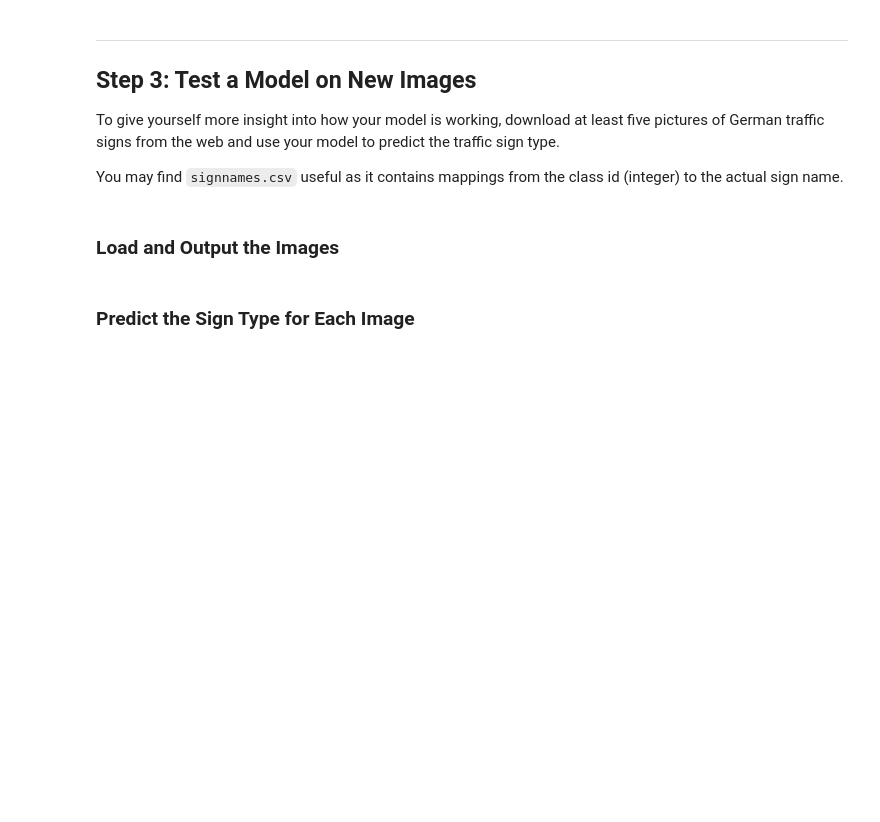
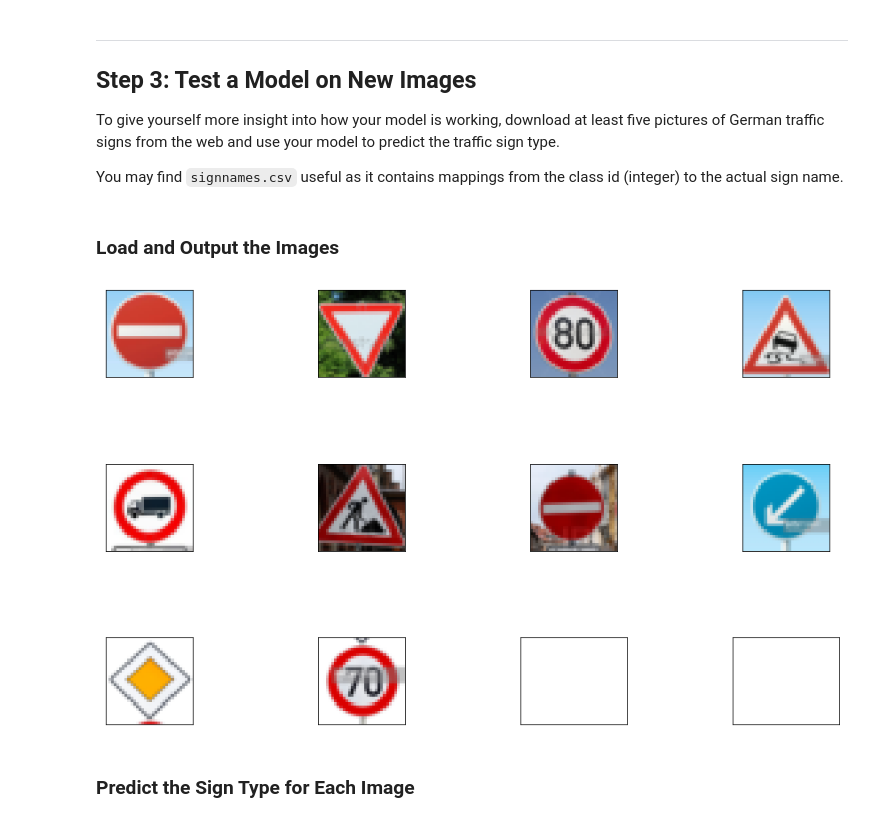
Before and after one commit to shonkatzenberger/sdc_proj_2, a Jupyter notebook: Traffic_Sign_Classifier.ipynb, the cells around one changed output. Saved outputs shown, nothing was run; the diff lists cells and outputs as text; code cells hidden in the pictures; blank space fills up the shorter version.

```diff
--- a/Traffic_Sign_Classifier.ipynb
+++ b/Traffic_Sign_Classifier.ipynb
@@ -484,2 +660,50 @@ You may find `signnames.csv` useful as it contains mappings from the class id (i
+# %%
+### Load the images and plot them here.
+### Feel free to use as many code cells as needed.
+
+import os
+from scipy import misc
+
+def _loadAndShowExtraImages():
+    root = 'extra'
+    rows = np.genfromtxt(
+        fname=os.path.join(root, 'Data.csv'), delimiter=',',
+        usecols=tuple(range(5)),
+        dtype=[('label', np.int32), ('fileName', np.object), ('cy', np.float64), ('cx', np.float64), ('frac', np.float64)],
+        skip_header=0, skip_footer=0)
+    #print(rows.shape, rows.dtype)
+    #print(rows)
+
+    numPerRow = 4
+    numRows = (rows.shape[0] + numPerRow - 1) // numPerRow
+    fig, axes = plt.subplots(
+        numRows, numPerRow, figsize=(15, 3 * numRows),
+        subplot_kw={'xticks': [], 'yticks': []})
+    fig.subplots_adjust(hspace=1.0, wspace=1.0)
+
+    labels = rows['label']
+    pixels = np.zeros((rows.shape[0], 32, 32, 3), np.uint8)
+    for i, rec in enumerate(rows):
+        filePath = os.path.join(root, rec['fileName'].decode('utf-8'))
+        image = misc.imread(filePath, mode='RGB')
+        #print(type(image), image.shape)
+        assert len(image.shape) == 3 and image.shape[2] == 3
+
+        y = int(rec['cy'] * image.shape[0])
+        x = int(rec['cx'] * image.shape[1])
+        dz = int(rec['frac'] * min(image.shape[0], image.shape[1]))
+        yMin = max(0, y - dz // 2)
+        xMin = max(0, x - dz // 2)
+        yLim = min(image.shape[0], yMin + dz)
+        xLim = min(image.shape[1], xMin + dz)
+        pixels[i] = misc.imresize(image[yMin : yLim, xMin : xLim], size=(32, 32))
+
+        axes.flat[i].imshow(pixels[i])
+
+    return labels, pixels
+
+_labelsExtra, _imagesExtra = _loadAndShowExtraImages()
+# %% [output]
+[figure, added]
 # %% [markdown]
 ### Predict the Sign Type for Each Image
```
Also changed, not shown: parts of 27 cells of this notebook, 10 other files.
